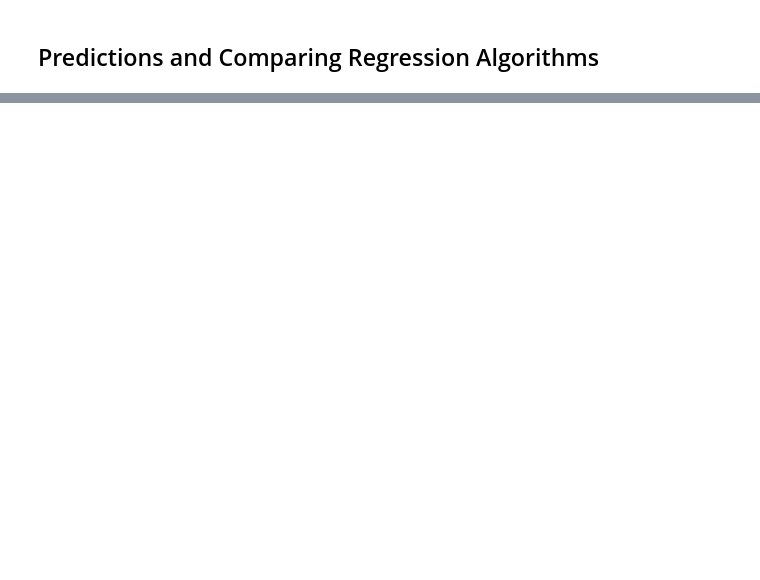
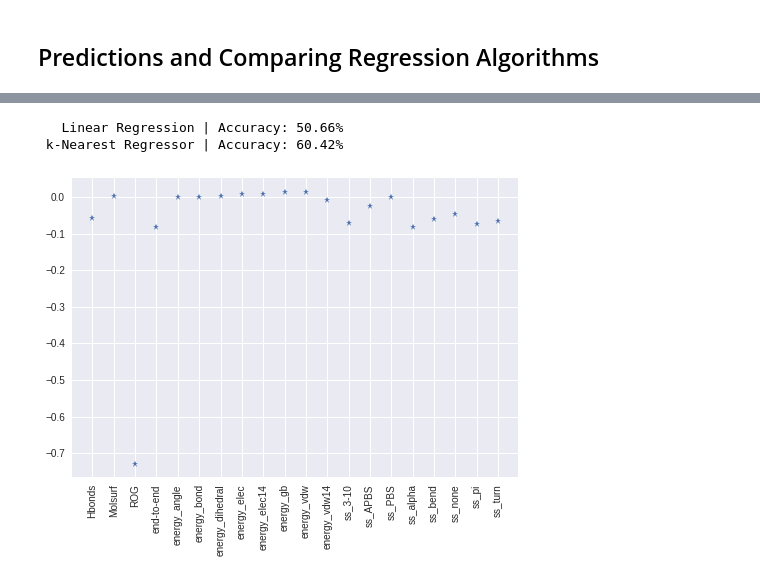
Before and after one commit to INASIC/conus-exogenomics, a Jupyter notebook: machine_learning/analysis/decoys_linear_regression.ipynb, the cells around one changed output, grey strips where cells are left out. Saved outputs shown, nothing was run; the diff lists cells and outputs as text; code cells hidden in the pictures; blank space fills up the shorter version.

```diff
--- a/machine_learning/analysis/decoys_linear_regression.ipynb
+++ b/machine_learning/analysis/decoys_linear_regression.ipynb
@@ -230,2 +220,0 @@ X_train.head()
-# %% [markdown]
-<a class="anchor" id="results"></a>
@@ -232,3 +223,54 @@ X_train.head()
+# %%
+from sklearn.model_selection import train_test_split
+
+X_train, X_test, y_train, y_test = train_test_split(X, y,
+                                                    test_size=0.33,
+                                                    random_state=123)
+
+from sklearn.linear_model import LinearRegression
+from sklearn.neighbors import KNeighborsRegressor
+# from sklearn.svm import SVR
+
+lr = LinearRegression()
+lr.fit(X_train, y_train)
+lr_score = lr.score(X_test, y_test)
+print("%20s | Accuracy: %0.2f%%" % ('Linear Regression', lr_score*100))
+
+knr = KNeighborsRegressor()
+knr.fit(X_train, y_train)
+knr_score = knr.score(X_test, y_test)
+print("%20s | Accuracy: %0.2f%%" % ('k-Nearest Regressor', knr_score*100))
+
+# svr = SVR(kernel='linear')
+# svr.fit(X_train, y_train)
+# svr_score = svr.score(X_test, y_test)
+# print("%20s | Accuracy: %0.2f%%" % ('SVR-linear', svr_score*100))
+
+
+import matplotlib.pyplot as plt
+
+count = 0
+features = []
+coefs = []
+
+for feature in X_train:
+    features.append(feature)
+    coefs.append(lr.coef_[count])
+    count +=1
+
+import pylab as pl
+
+a = range(len(coefs))
+xTicks = features
+b = coefs
+pl.xticks(a, xTicks)
+pl.xticks(range(len(coefs)), xTicks, rotation=90) #writes strings with 45 degree angle
+pl.plot(a,b,'*')
+pl.show()
+# %% [output]
+   Linear Regression | Accuracy: 50.66%
+ k-Nearest Regressor | Accuracy: 60.42%
+[figure, added]
 # %%
 lr.coef_
 # %% [output]
```
Also changed, not shown: parts of 14 cells of this notebook.
